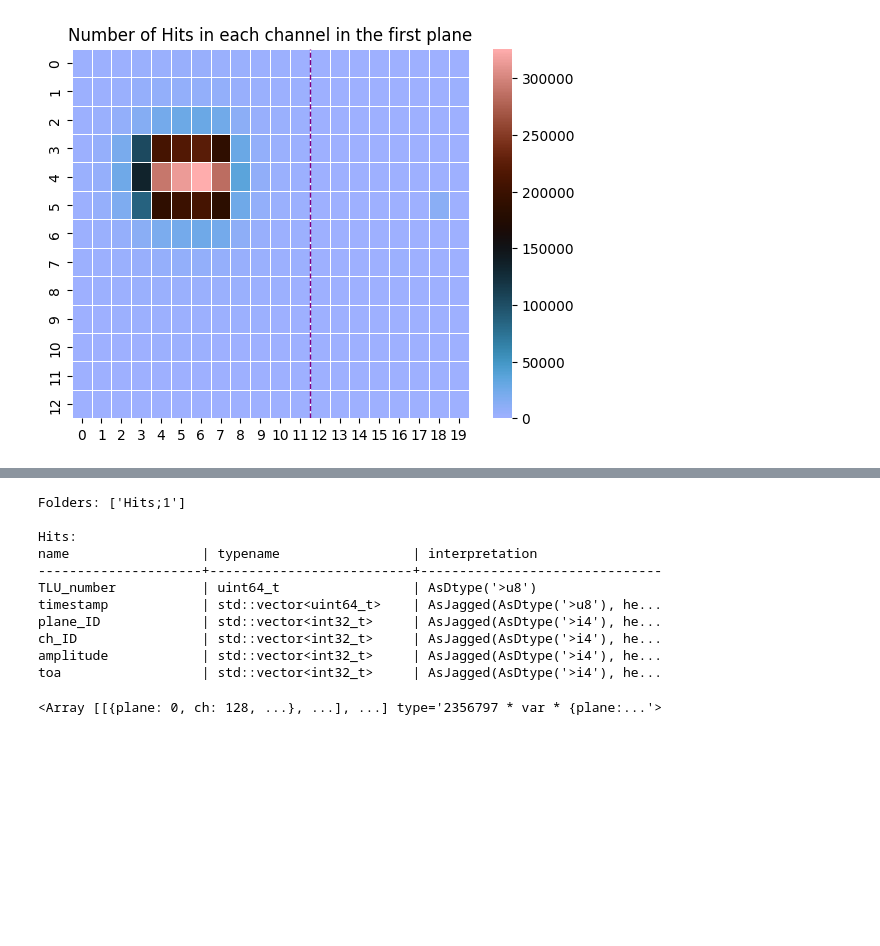
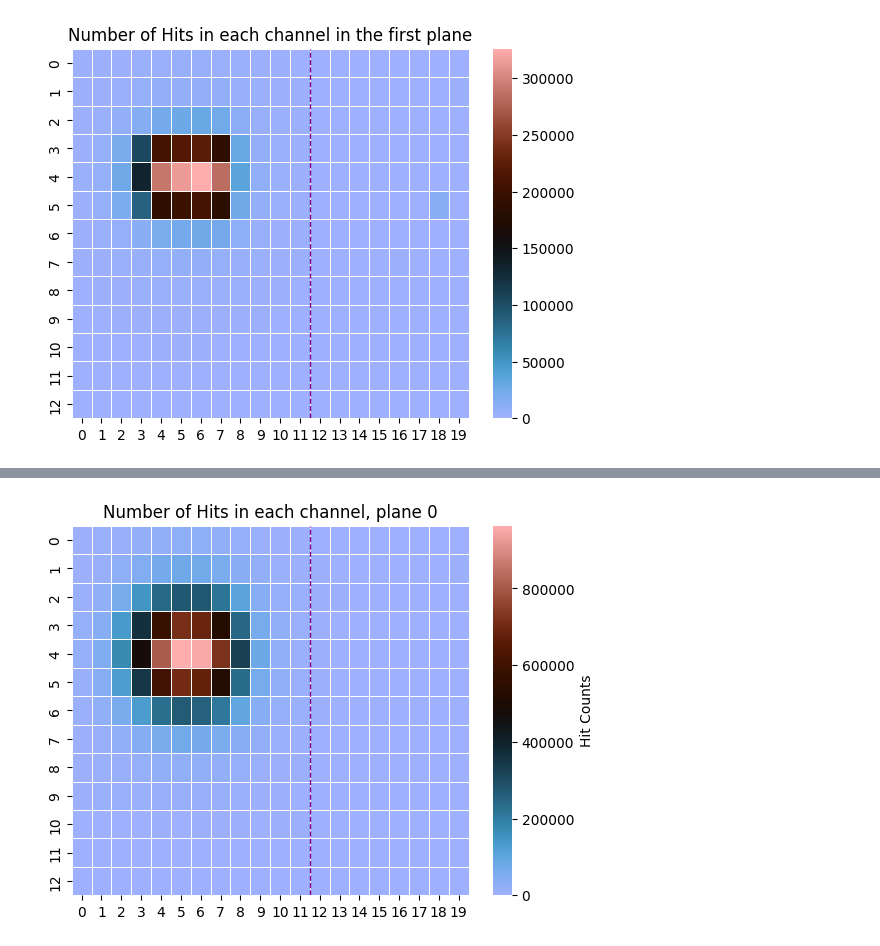
Before and after one commit to Ben-David-Ben/F-Cal-TB-Project, a Jupyter notebook: TB2025_Gap.ipynb, the cells around one changed output, grey strips where cells are left out. Drawn from its saved outputs; the diff is of its cells as text; code cells hidden in the pictures; blank space fills up the shorter version.

Commit message:
function for hits amount colormap for a single plane

```diff
--- a/TB2025_Gap.ipynb
+++ b/TB2025_Gap.ipynb
@@ -190,3 +190,6 @@ def get_ROOT_data_zip(file_name, tlu = "false", time = "false", toa = "false" ):
     hit_data = ak.zip({ "plane":plane, "ch":channel, "amp":amp})
 
     return hit_data
+# %%
+file_name = "TB_FIRE_1101_hits.root"
+hit_data_1101 = get_ROOT_data_zip(file_name)
@@ -193,14 +208,30 @@ def get_ROOT_data_zip(file_name, tlu = "false", time = "false", toa = "false" ):
 # %%
+def hits_amount_colormap_single_plane(hit_data, plane_number, cmap="berlin"):
+
+    # get only the hits on the wanted plane
+    hits_plane_n = hit_data[hit_data.plane == plane_number]
+
+    # clean data from empty cells
+    clean_plane_n = hits_plane_n.ch[ak.num(hits_plane_n.ch) > 0]
+
+    # count the amount of hits in each pad on the plane
+    pads_1d, counts = np.unique(ak.flatten(clean_plane_n), axis=0, return_counts=True)
+
+    # convert the 1d index of the pads into 2d coordinates
+    pads_2d = divmod(pads_1d, 20)
+
+    # distribute the counts for each pad on a 12x20 matrix
+    counts_matrix = np.zeros((13, 20))
+    for i in range(len(pads_1d)):
+        q = pads_2d[0][i] # quotinent of the i'th pad (row from bottom)
+        r = pads_2d[1][i] # remainder of the i'th pad (column)
+        counts_matrix[-1-q][r] = counts[i]
+
+    # creat the colormap
+    seaborn.heatmap(counts_matrix, cmap=cmap, linewidths=0.5, cbar_kws={'label': 'Hit Counts'})
+    plt.title(f'Number of Hits in each channel, plane {plane_number}')
+    plt.axvline(x=12, color='purple', linestyle='--', linewidth=1)
-# %% [output]
-Folders: ['Hits;1']
-
-Hits:
-name                 | typename                 | interpretation
----------------------+--------------------------+-------------------------------
-TLU_number           | uint64_t                 | AsDtype('>u8')
-timestamp            | std::vector<uint64_t>    | AsJagged(AsDtype('>u8'), he...
-plane_ID             | std::vector<int32_t>     | AsJagged(AsDtype('>i4'), he...
-ch_ID                | std::vector<int32_t>     | AsJagged(AsDtype('>i4'), he...
-amplitude            | std::vector<int32_t>     | AsJagged(AsDtype('>i4'), he...
-toa                  | std::vector<int32_t>     | AsJagged(AsDtype('>i4'), he...
-<Array [[{plane: 0, ch: 128, ...}, ...], ...] type='2356797 * var * {plane:...'>
+# %%
+hits_amount_colormap_single_plane(hit_data_1101, 0)
+# %% [output]
+[figure, added]
```
Also changed, not shown: parts of 1 cell of this notebook.
